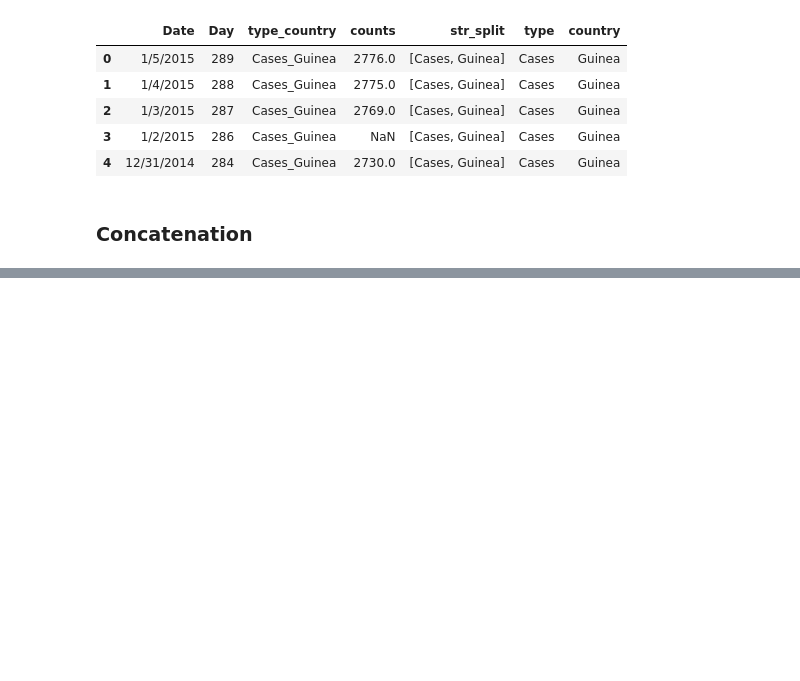
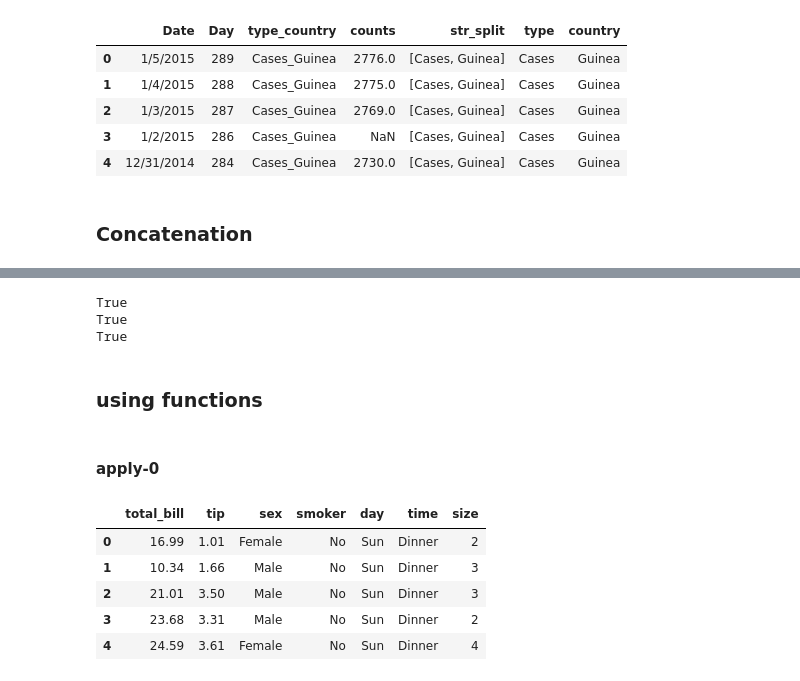
Before and after one commit to tanny411/Data-Camp, a Jupyter notebook: Datascience with Python career track/course 7 cleaning-data-in-python/cleaning_data_in_python.ipynb, the cells around one changed output, grey strips where cells are left out. Saved outputs shown, nothing was run; the diff lists cells and outputs as text; code cells hidden in the pictures; blank space fills up the shorter version.

```diff
--- a/Datascience with Python career track/course 7 cleaning-data-in-python/cleaning_data_in_python.ipynb
+++ b/Datascience with Python career track/course 7 cleaning-data-in-python/cleaning_data_in_python.ipynb
@@ -420,0 +704,33 @@ ebola_melt.head()
+# %%
+# Write the first pattern
+pattern1 = bool(re.match(pattern='\d{3}-\d{3}-\d{4}', string='123-456-7890'))
+print(pattern1)
+
+# Write the second pattern
+pattern2 = bool(re.match(pattern='\$\d*\.\d{2}', string='$123.45'))
+print(pattern2)
+
+# Write the third pattern
+pattern3 = bool(re.match(pattern='[A-Z]\w*', string='Australia_'))
+print(pattern3)
+# %% [output]
+True
+True
+True
+# %% [markdown]
+### using functions
+# %% [markdown]
+#### apply-0
+# %%
+import pandas as pd
+
+url = 'https://assets.datacamp.com/production/repositories/666/datasets/b064fa9e0684a38ac15b0a19845367c29fde978d/tips.csv'
+tips = pd.read_csv(url)
+tips.head()
+# %% [output]
+|  | total_bill | tip | sex | smoker | day | time | size |
+| 0 | 16.99 | 1.01 | Female | No | Sun | Dinner | 2 |
+| 1 | 10.34 | 1.66 | Male | No | Sun | Dinner | 3 |
+| 2 | 21.01 | 3.50 | Male | No | Sun | Dinner | 3 |
+| 3 | 23.68 | 3.31 | Male | No | Sun | Dinner | 2 |
+| 4 | 24.59 | 3.61 | Female | No | Sun | Dinner | 4 |
```
Also changed, not shown: parts of 71 cells of this notebook.
